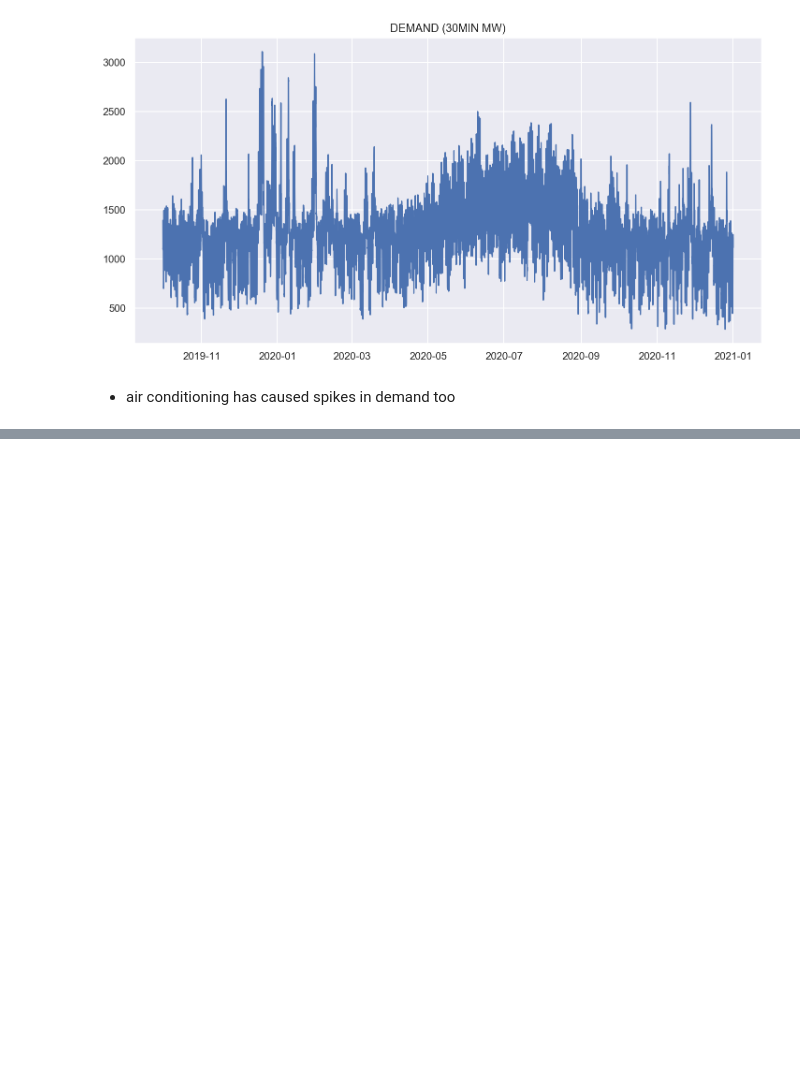
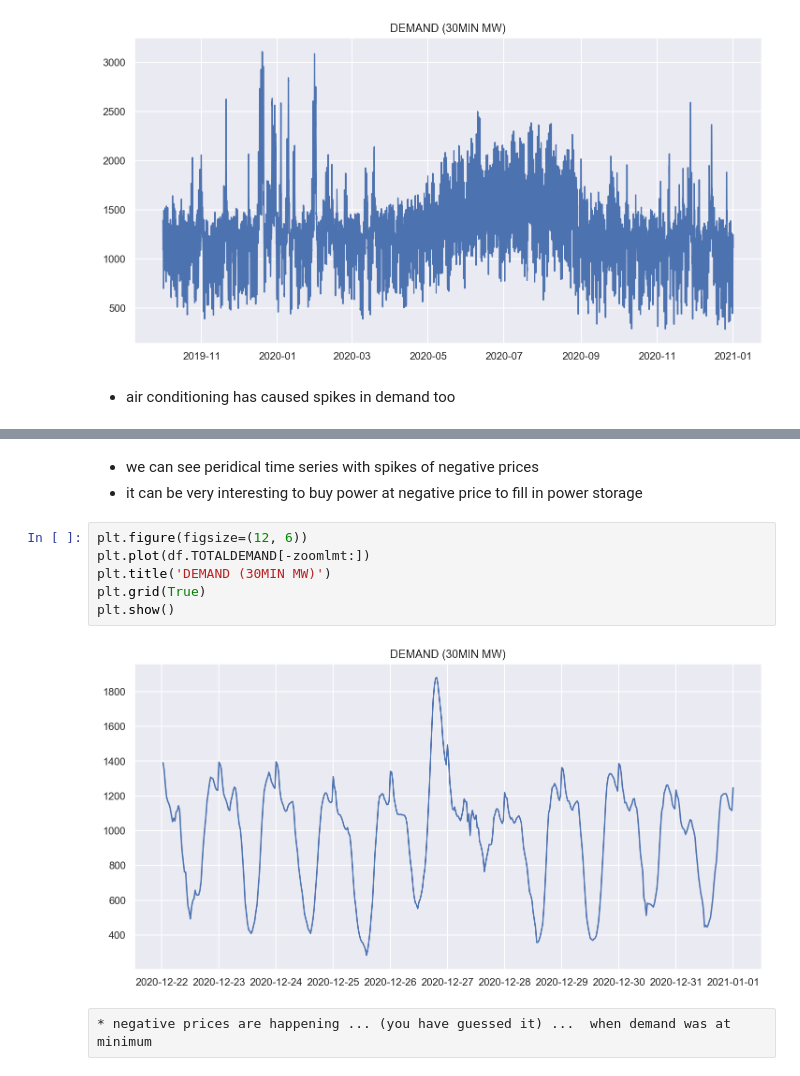
Before and after one commit to KonstantinKonakov/SA-electic-power-prices, a Jupyter notebook: AEMO_power_market_study.ipynb, the cells around one changed output, grey strips where cells are left out. Cells and saved outputs as stored; diff of their text form; blank space fills up the shorter version.

```diff
--- a/AEMO_power_market_study.ipynb
+++ b/AEMO_power_market_study.ipynb
@@ -176,0 +179,13 @@ df['RRP'].plot()
+# %% [markdown]
+* we can see peridical time series with spikes of negative prices
+* it can be very interesting to buy power at negative price to fill in power storage
+# %%
+plt.figure(figsize=(12, 6))
+plt.plot(df.TOTALDEMAND[-zoomlmt:])
+plt.title('DEMAND (30MIN MW)')
+plt.grid(True)
+plt.show()
+# %% [output]
+[figure, added]
+# %% [raw]
+* negative prices are happening ... (you have guessed it) ...  when demand was at minimum
```
Also changed, not shown: parts of 5 cells of this notebook.
